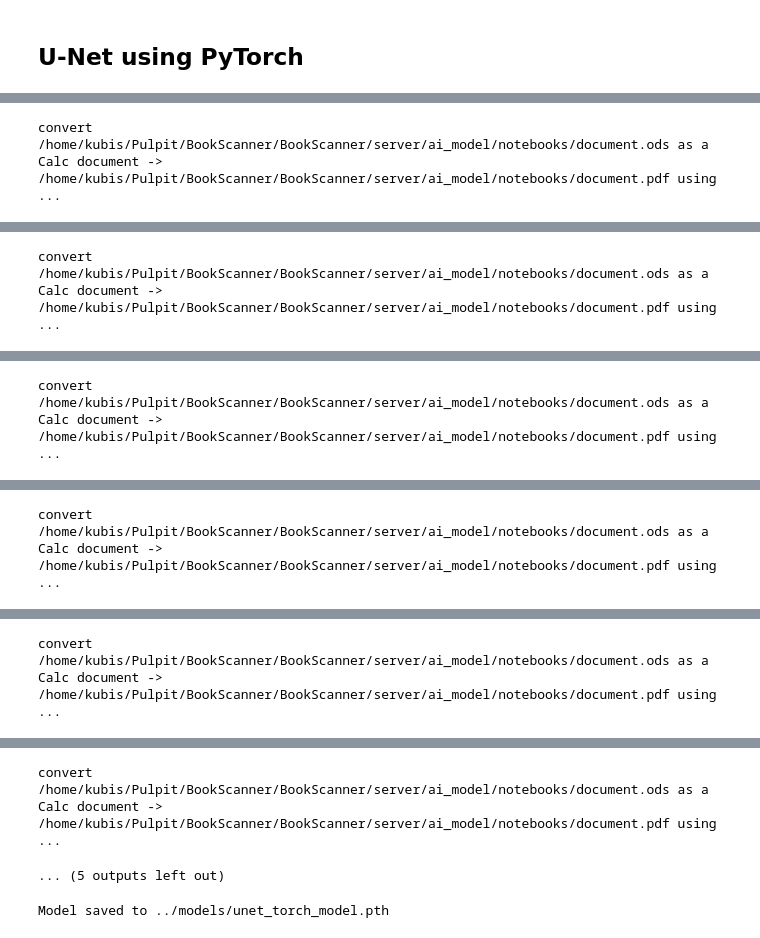
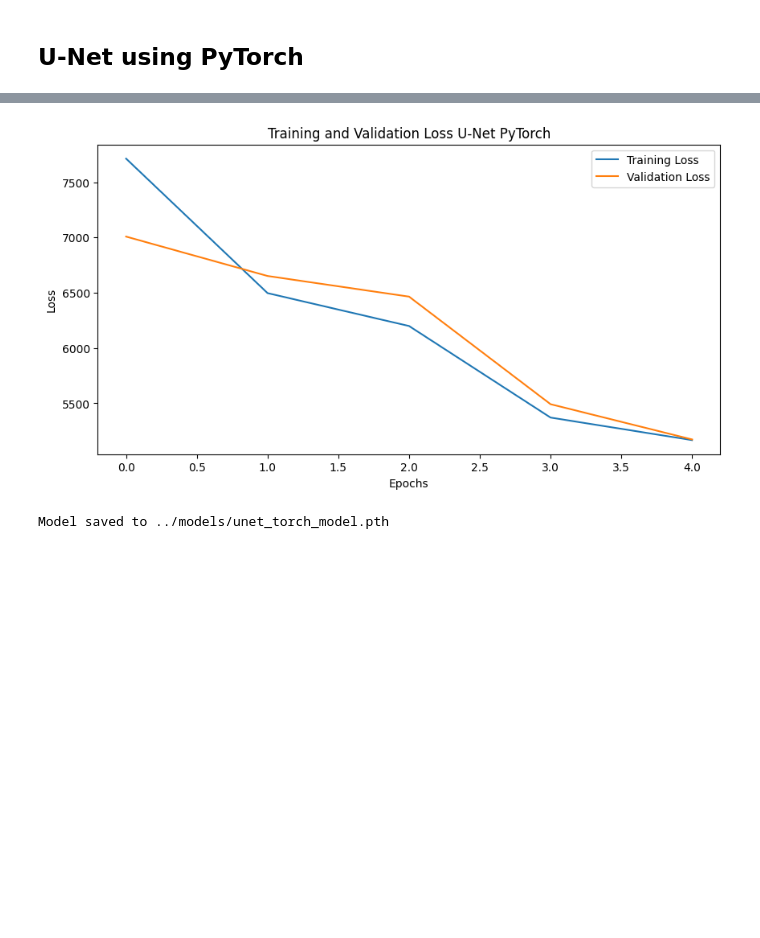
Before and after one commit to McQbis/BookScanner, a Jupyter notebook: server/ai_model/notebooks/train_model.ipynb, the cells around one changed output, grey strips where cells are left out. Saved outputs shown, nothing was run; the diff lists cells and outputs as text; code cells hidden in the pictures; blank space fills up the shorter version.

```diff
--- a/server/ai_model/notebooks/train_model.ipynb
+++ b/server/ai_model/notebooks/train_model.ipynb
@@ -31,7 +31,7 @@ device = "cuda" if torch.cuda.is_available() else "cpu"
 generator = data_generator.DocumentImageGenerator("../src/assets/text.txt")
 # generator.set_seed(42)
 
-nn_handler = neuralnet_handler.NeuralNetHandler(None, generator, device, 2, 0.001, 2)
+nn_handler = neuralnet_handler.NeuralNetHandler(None, generator, device, 5, 0.001, 5)
 # %% [output]
 Using device: cpu
 Model is None. Please provide a valid model using set_model() method.
@@ -94,6 +94,10 @@ model = UNetTorchModel()
 nn_handler.set_model(model, "unet_torch_model")
 # %%
 nn_handler.train()
+
+# Clear the output before plotting
+from IPython.display import clear_output
+clear_output(wait=True)
 
 # Plot training progress
 plt.figure(figsize=(10, 5))
@@ -109 +111,0 @@ Warning: failed to launch javaldx - java may not function correctly
-convert /home/kubis/Pulpit/BookScanner/BookScanner/server/ai_model/notebooks/document.ods as a Calc document -> /home/kubis/Pulpit/BookScanner/BookScanner/server/ai_model/notebooks/document.pdf using  ...
@@ -111 +111,0 @@ Warning: failed to launch javaldx - java may not function correctly
-convert /home/kubis/Pulpit/BookScanner/BookScanner/server/ai_model/notebooks/document.ods as a Calc document -> /home/kubis/Pulpit/BookScanner/BookScanner/server/ai_model/notebooks/document.pdf using  ...
@@ -113 +111,0 @@ Warning: failed to launch javaldx - java may not function correctly
-convert /home/kubis/Pulpit/BookScanner/BookScanner/server/ai_model/notebooks/document.ods as a Calc document -> /home/kubis/Pulpit/BookScanner/BookScanner/server/ai_model/notebooks/document.pdf using  ...
@@ -115 +111,0 @@ Warning: failed to launch javaldx - java may not function correctly
-convert /home/kubis/Pulpit/BookScanner/BookScanner/server/ai_model/notebooks/document.ods as a Calc document -> /home/kubis/Pulpit/BookScanner/BookScanner/server/ai_model/notebooks/document.pdf using  ...
@@ -117 +111,0 @@ Warning: failed to launch javaldx - java may not function correctly
-convert /home/kubis/Pulpit/BookScanner/BookScanner/server/ai_model/notebooks/document.ods as a Calc document -> /home/kubis/Pulpit/BookScanner/BookScanner/server/ai_model/notebooks/document.pdf using  ...
@@ -119,5 +112,4 @@ Warning: failed to launch javaldx - java may not function correctly
-convert /home/kubis/Pulpit/BookScanner/BookScanner/server/ai_model/notebooks/document.ods as a Calc document -> /home/kubis/Pulpit/BookScanner/BookScanner/server/ai_model/notebooks/document.pdf using  ...
-... (5 outputs left out)
+[figure, added]
 # %%
 nn_handler.save_model("../models/unet_torch_model.pth")
 # %% [output]
```
Also changed, not shown: parts of 1 cell of this notebook, 4 other files.
